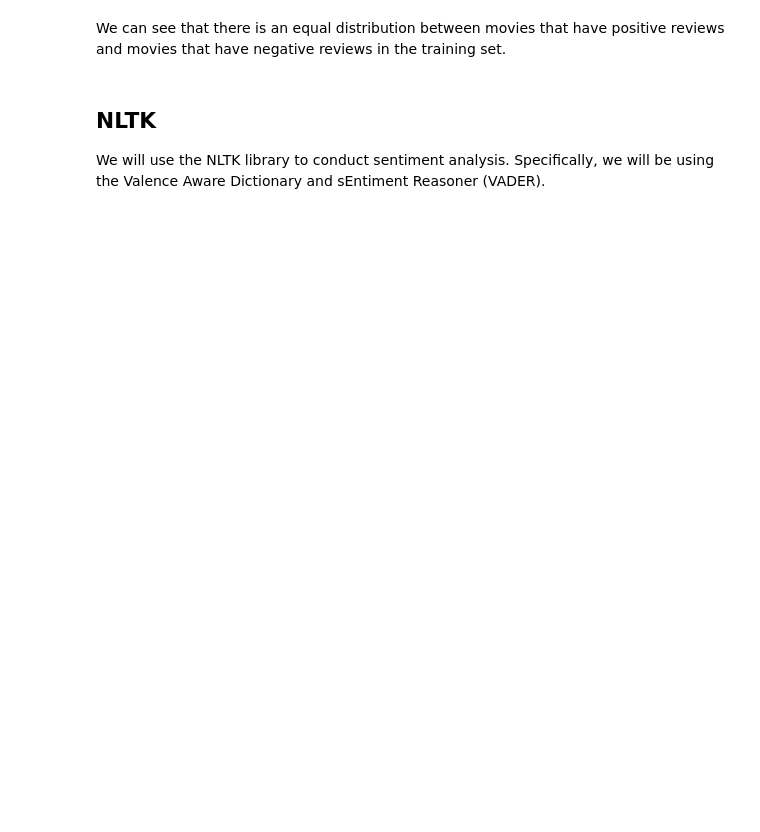
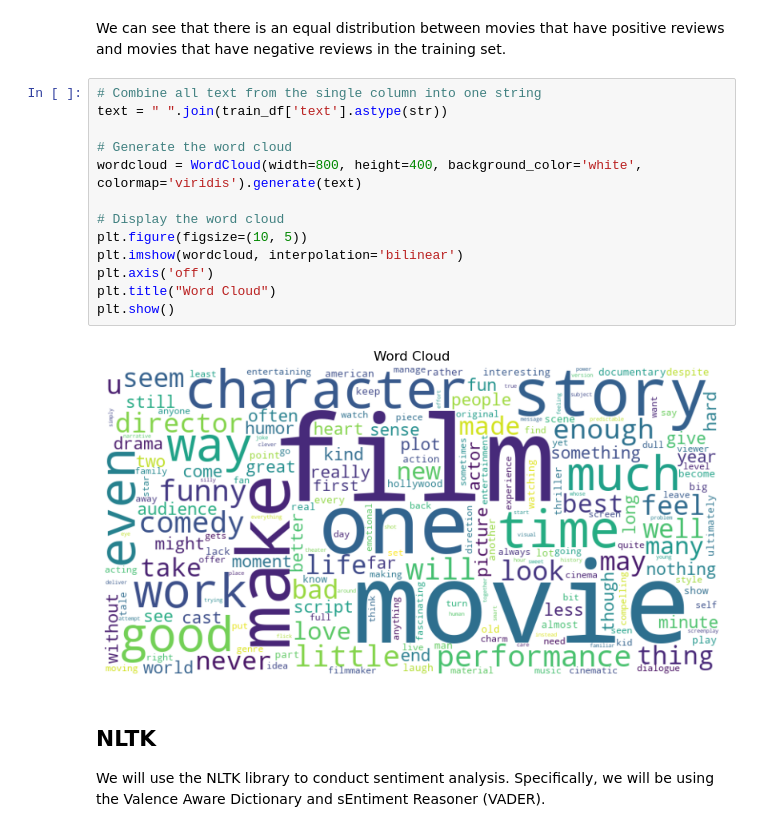
Before and after one commit to AnaqiAmir/Rotten-Tomatoes-Sentiment-Analyst, a Jupyter notebook: analysis.ipynb, the cells around one changed output. Drawn from its saved outputs; the diff is of its cells as text; blank space fills up the shorter version.

Commit message:
add wordcloud

```diff
--- a/analysis.ipynb
+++ b/analysis.ipynb
@@ -110,5 +115,20 @@ sns.countplot(data=train_df, x='label')
 # %% [markdown]
 We can see that there is an equal distribution between movies that have positive reviews and movies that have negative reviews in the training set.
+# %%
+# Combine all text from the single column into one string
+text = " ".join(train_df['text'].astype(str))
+
+# Generate the word cloud
+wordcloud = WordCloud(width=800, height=400, background_color='white', colormap='viridis').generate(text)
+
+# Display the word cloud
+plt.figure(figsize=(10, 5))
+plt.imshow(wordcloud, interpolation='bilinear')
+plt.axis('off')
+plt.title("Word Cloud")
+plt.show()
+# %% [output]
+[figure, added]
 # %% [markdown]
 ## NLTK
 We will use the NLTK library to conduct sentiment analysis. Specifically, we will be using the Valence Aware Dictionary and sEntiment Reasoner (VADER).
```
Also changed, not shown: parts of 4 cells of this notebook.
